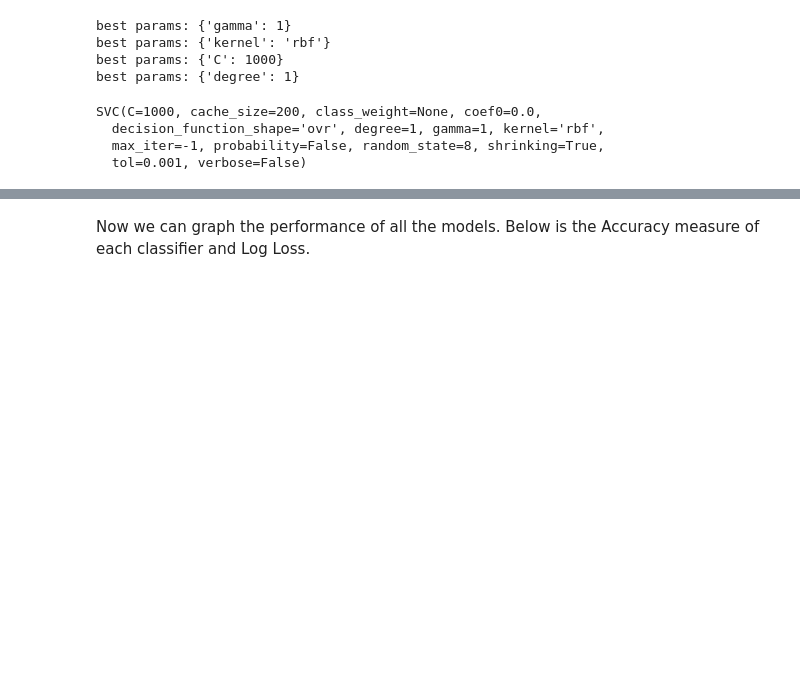
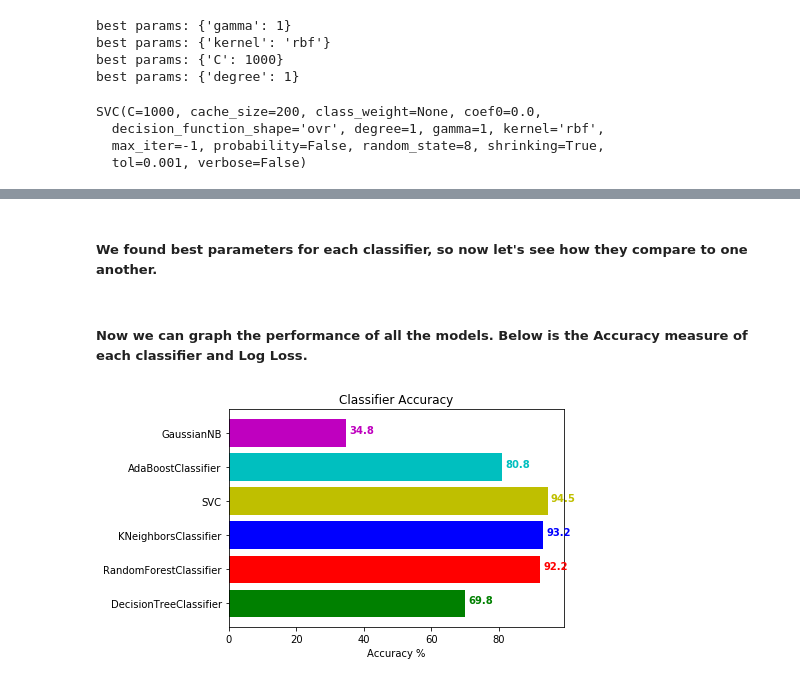
Before and after one commit to semmlerkonrad/Spotify-Classificator, a Jupyter notebook: Spotify.ipynb, the cells around one changed output, grey strips where cells are left out. Cells and saved outputs as stored; diff of their text form; code cells hidden in the pictures; blank space fills up the shorter version.

```diff
--- a/Spotify.ipynb
+++ b/Spotify.ipynb
@@ -184 +201,3 @@ abcr.set_params(**best_parameters_abcr)
+# %% [markdown]
+##### We found best parameters for each classifier, so now let's see how they compare to one another.
 # %%
@@ -199,14 +217,16 @@ for clf in classifiers:
     results_entry = pd.DataFrame([[name, acc*100, ll]], columns=cols)
     results = results.append(results_entry)
 # %% [markdown]
-Now we can graph the performance of all the models. Below is the Accuracy measure of each classifier and Log Loss.
+##### Now we can graph the performance of all the models. Below is the Accuracy measure of each classifier and Log Loss.
 # %%
 color_table = ['g', 'r','b','y','c','m']
 plt.barh(y = results.loc[:, 'Classifier'], width=results.loc[:, 'Accuracy'], color = ['g', 'r','b','y','c','m'])
-for i, v in enumerate(results.loc[:, 'Classifier']):
-    plt.text(v + 3, i + .25, str(v), color=color_table[i], fontweight='bold')
+for i, v in enumerate(results.loc[:, 'Accuracy']):
+    plt.text(v+1, i , str(round(v,1)), color=color_table[i], fontweight='bold')
 plt.xlabel('Accuracy %')
 plt.title('Classifier Accuracy')
 plt.show()
+# %% [output]
+[figure, added]
 # %%
 plt.barh(y = results.loc[:, 'Classifier'], width=results.loc[:, 'Log Loss'], color = ['g', 'r','b','y','c','m'])
```
Also changed, not shown: parts of 15 cells of this notebook.
